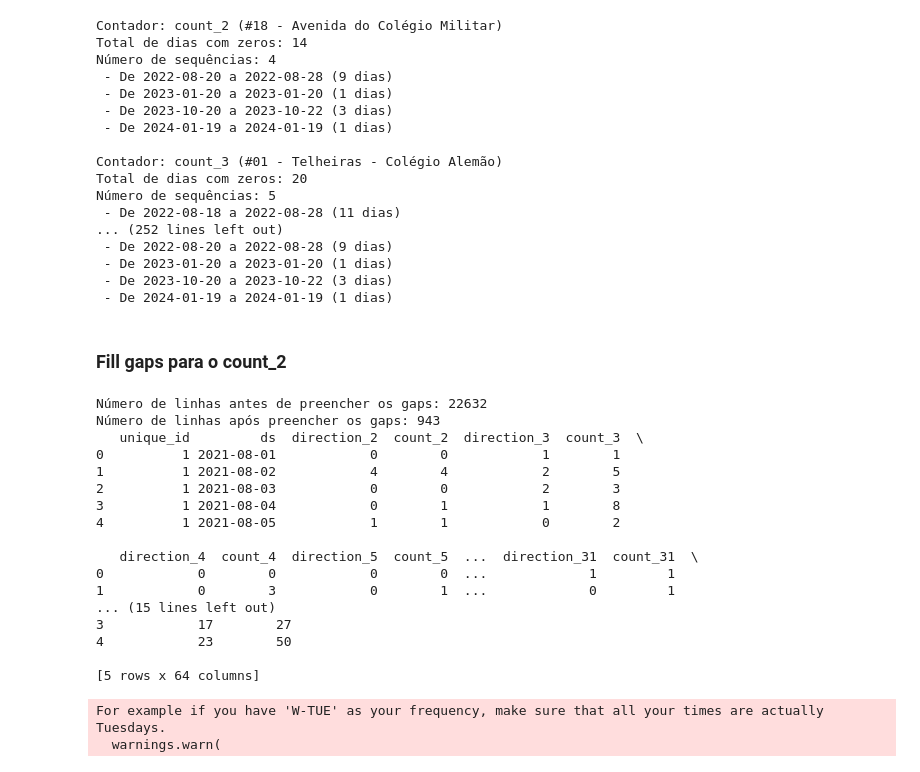
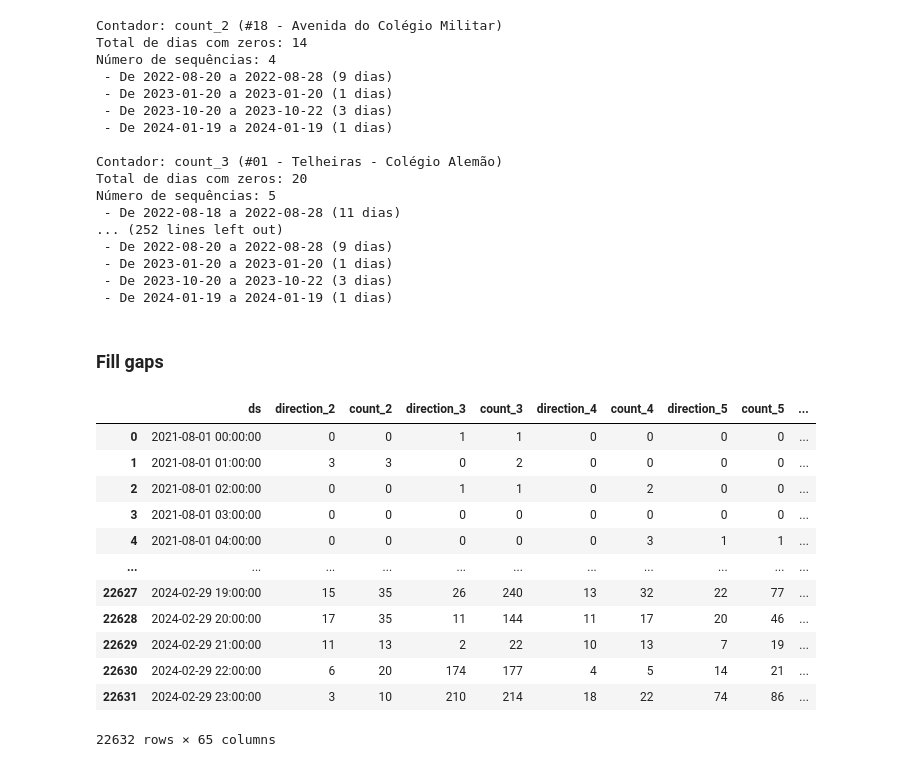
Before and after one commit to joanacarvalheiro/Seasonality, a Jupyter notebook: analise_descritiva/bicycle_descritiva.ipynb, the cells around one changed output. Saved outputs shown, nothing was run; the diff lists cells and outputs as text; code cells hidden in the pictures.

```diff
--- a/analise_descritiva/bicycle_descritiva.ipynb
+++ b/analise_descritiva/bicycle_descritiva.ipynb
@@ -195,42 +193,29 @@ Número de sequências: 5
  - De 2023-10-20 a 2023-10-22 (3 dias)
  - De 2024-01-19 a 2024-01-19 (1 dias)
 # %% [markdown]
-### Fill gaps para o count_2
+### Fill gaps
-# %%
-
-# Renomear a coluna de timestamp para 'ds' (como esperado pela função fill_gaps)
-df['ds'] = df.index
-
-# Criar a coluna 'unique_id' com o mesmo valor para todas as séries temporais (ou use um identificador único se houver mais de uma série)
-df['unique_id'] = 1  # Aqui, estou usando o valor '1', mas pode ser um identificador específico para cada série
-
-# Agora, vamos preencher os gaps com a frequência desejada (ex.: diária 'D')
-print('Número de linhas antes de preencher os gaps:', len(df))
-
-# Preencher os gaps
-df_filled = fill_gaps(df, freq='H', id_col='unique_id', time_col='ds')
-
-print('Número de linhas após preencher os gaps:', len(df_filled))
-
-# Verifique o resultado
-print(df_filled.head())
-# %% [output]
-Número de linhas antes de preencher os gaps: 22632
-Número de linhas após preencher os gaps: 943
-   unique_id         ds  direction_2  count_2  direction_3  count_3  \
-0          1 2021-08-01            0        0            1        1
-1          1 2021-08-02            4        4            2        5
-2          1 2021-08-03            0        0            2        3
-3          1 2021-08-04            0        1            1        8
-4          1 2021-08-05            1        1            0        2
-
-   direction_4  count_4  direction_5  count_5  ...  direction_31  count_31  \
-0            0        0            0        0  ...             1         1
-1            0        3            0        1  ...             0         1
-... (15 lines left out)
-3            17        27
-4            23        50
-
-[5 rows x 64 columns]
-For example if you have 'W-TUE' as your frequency, make sure that all your times are actually Tuesdays.
-  warnings.warn(
+# %%
+df = df.reset_index()
+
+df.rename(columns={'detected': 'ds'}, inplace=True)
+
+df['unique_id'] = 1
+
+# 4. Criar coluna auxiliar com a data (sem hora)
+df['datetime'] = df['ds'].dt.date
+# %%
+df
+# %% [output]
+|  | ds | direction_2 | count_2 | direction_3 | count_3 | direction_4 | count_4 | direction_5 | count_5 | ... |
+| 0 | 2021-08-01 00:00:00 | 0 | 0 | 1 | 1 | 0 | 0 | 0 | 0 | ... |
+| 1 | 2021-08-01 01:00:00 | 3 | 3 | 0 | 2 | 0 | 0 | 0 | 0 | ... |
+| 2 | 2021-08-01 02:00:00 | 0 | 0 | 1 | 1 | 0 | 2 | 0 | 0 | ... |
+| 3 | 2021-08-01 03:00:00 | 0 | 0 | 0 | 0 | 0 | 0 | 0 | 0 | ... |
+| 4 | 2021-08-01 04:00:00 | 0 | 0 | 0 | 0 | 0 | 3 | 1 | 1 | ... |
+| ... | ... | ... | ... | ... | ... | ... | ... | ... | ... | ... |
+| 22627 | 2024-02-29 19:00:00 | 15 | 35 | 26 | 240 | 13 | 32 | 22 | 77 | ... |
+| 22628 | 2024-02-29 20:00:00 | 17 | 35 | 11 | 144 | 11 | 17 | 20 | 46 | ... |
+| 22629 | 2024-02-29 21:00:00 | 11 | 13 | 2 | 22 | 10 | 13 | 7 | 19 | ... |
+| 22630 | 2024-02-29 22:00:00 | 6 | 20 | 174 | 177 | 4 | 5 | 14 | 21 | ... |
+| 22631 | 2024-02-29 23:00:00 | 3 | 10 | 210 | 214 | 18 | 22 | 74 | 86 | ... |
+22632 rows × 65 columns
```
Also changed, not shown: parts of 5 cells of this notebook.
